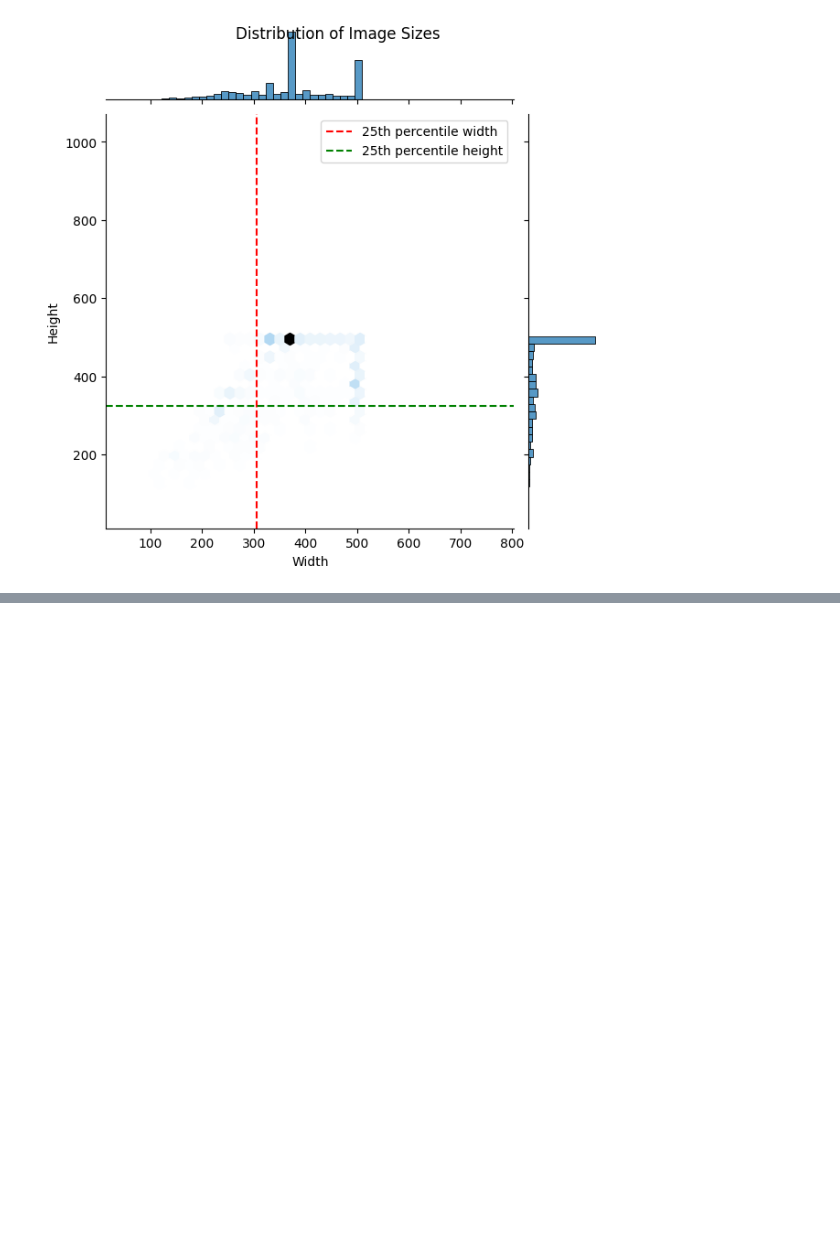
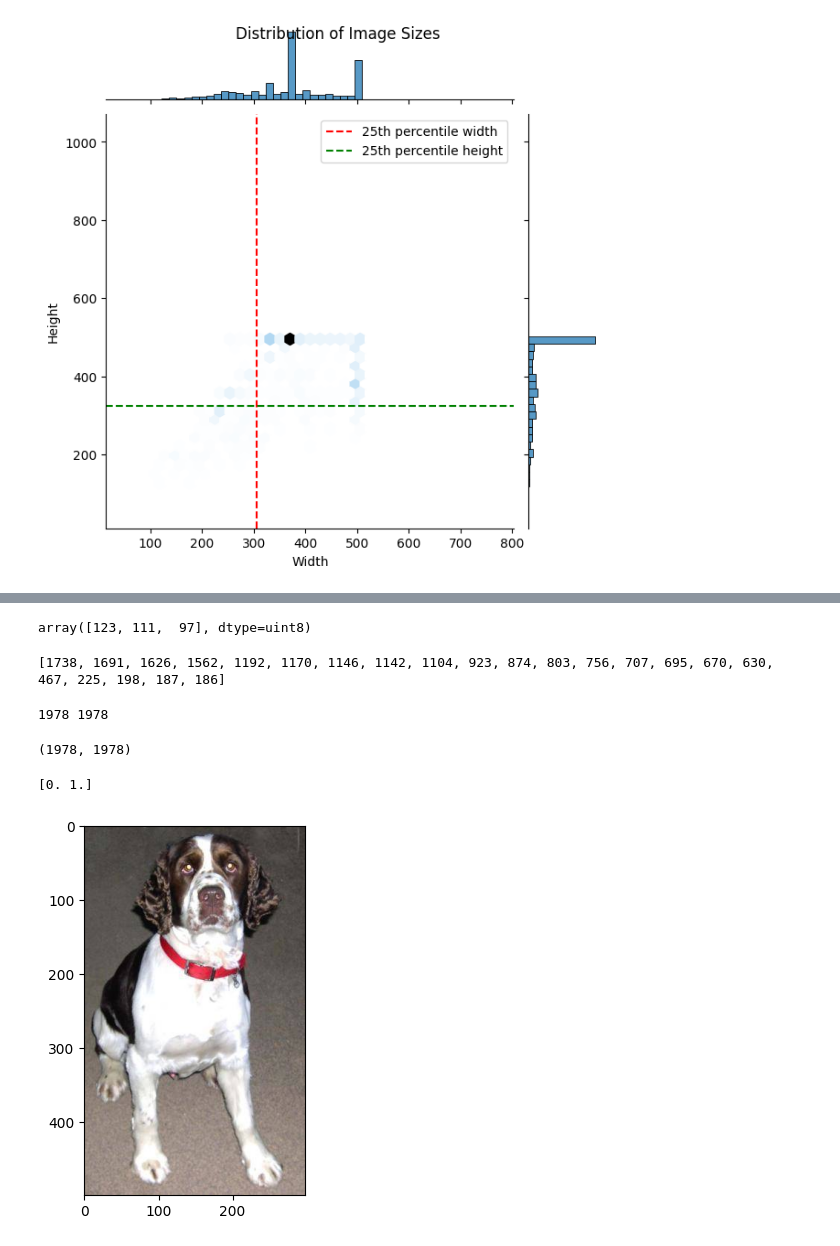
Before and after one commit to danlundh67/AI-deep_learning, a Jupyter notebook: deep1.ipynb, the cells around one changed output, grey strips where cells are left out. Drawn from its saved outputs; the diff is of its cells as text; code cells hidden in the pictures; blank space fills up the shorter version.

```diff
--- a/deep1.ipynb
+++ b/deep1.ipynb
@@ -329 +382,29 @@ print(X_train2_tiny[0][0][1])
+# %%
+X_train[0][0][0]
+# %% [output]
+array([123, 111,  97], dtype=uint8)
+# %%
+#rm_which = scan_image_size(image_sizes)
+print(rm_which)
+# %% [output]
+[1738, 1691, 1626, 1562, 1192, 1170, 1146, 1142, 1104, 923, 874, 803, 756, 707, 695, 670, 630, 467, 225, 198, 187, 186]
+# %%
+# for x in rm_which:
+#      X_train.pop(x)
+
+print(len(ytest), len(xtrain))
+# %% [output]
+1978 1978
+# %%
+len(xtrain), len(ytest)
+# %% [output]
+(1978, 1978)
+# %%
+
+te=282
+plt.imshow(xtrain[te])
+print(ytest[te])
+# %% [output]
+[0. 1.]
+[figure, added]
 # %%
```
Also changed, not shown: parts of 12 cells of this notebook.
